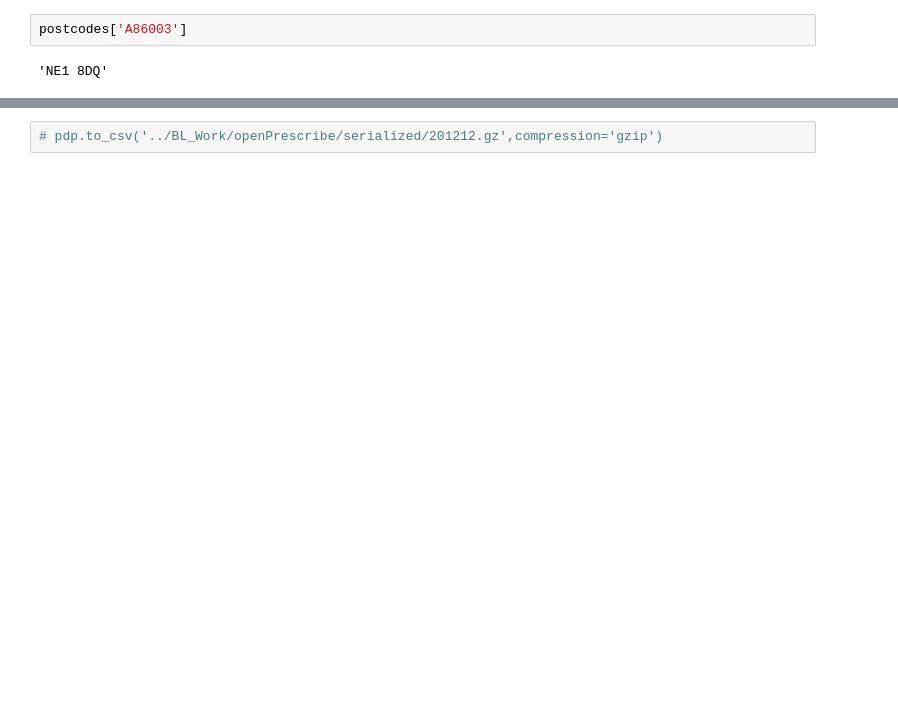
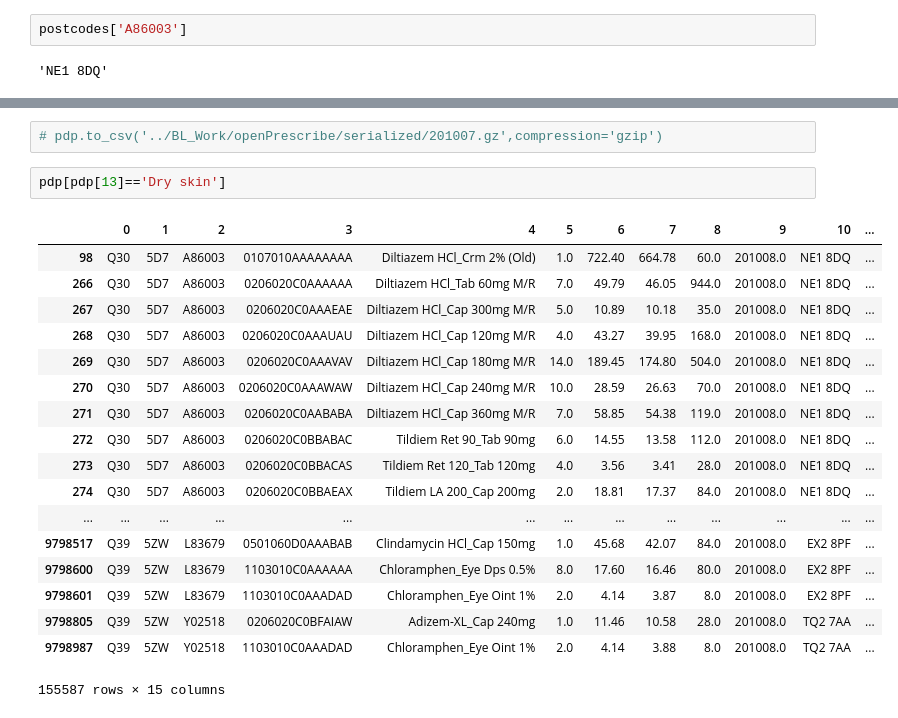
Before and after one commit to sagarjoglekar/2019_Health_Prescribe, a Jupyter notebook: ExploreOpenPrescribe.ipynb, the cells around one changed output, grey strips where cells are left out. Saved outputs shown, nothing was run; the diff lists cells and outputs as text; blank space fills up the shorter version.

```diff
--- a/ExploreOpenPrescribe.ipynb
+++ b/ExploreOpenPrescribe.ipynb
@@ -324,2 +416,23 @@ pdp[100:200]
 # %%
-# pdp.to_csv('../BL_Work/openPrescribe/serialized/201212.gz',compression='gzip')
+# pdp.to_csv('../BL_Work/openPrescribe/serialized/201007.gz',compression='gzip')
+# %%
+pdp[pdp[13]=='Dry skin']
+# %% [output]
+|  | 0 | 1 | 2 | 3 | 4 | 5 | 6 | 7 | 8 | 9 | 10 | ... |
+| 98 | Q30 | 5D7 | A86003 | 0107010AAAAAAAA | Diltiazem HCl_Crm 2% (Old) | 1.0 | 722.40 | 664.78 | 60.0 | 201008.0 | NE1 8DQ | ... |
+| 266 | Q30 | 5D7 | A86003 | 0206020C0AAAAAA | Diltiazem HCl_Tab 60mg M/R | 7.0 | 49.79 | 46.05 | 944.0 | 201008.0 | NE1 8DQ | ... |
+| 267 | Q30 | 5D7 | A86003 | 0206020C0AAAEAE | Diltiazem HCl_Cap 300mg M/R | 5.0 | 10.89 | 10.18 | 35.0 | 201008.0 | NE1 8DQ | ... |
+| 268 | Q30 | 5D7 | A86003 | 0206020C0AAAUAU | Diltiazem HCl_Cap 120mg M/R | 4.0 | 43.27 | 39.95 | 168.0 | 201008.0 | NE1 8DQ | ... |
+| 269 | Q30 | 5D7 | A86003 | 0206020C0AAAVAV | Diltiazem HCl_Cap 180mg M/R | 14.0 | 189.45 | 174.80 | 504.0 | 201008.0 | NE1 8DQ | ... |
+| 270 | Q30 | 5D7 | A86003 | 0206020C0AAAWAW | Diltiazem HCl_Cap 240mg M/R | 10.0 | 28.59 | 26.63 | 70.0 | 201008.0 | NE1 8DQ | ... |
+| 271 | Q30 | 5D7 | A86003 | 0206020C0AABABA | Diltiazem HCl_Cap 360mg M/R | 7.0 | 58.85 | 54.38 | 119.0 | 201008.0 | NE1 8DQ | ... |
+| 272 | Q30 | 5D7 | A86003 | 0206020C0BBABAC | Tildiem Ret 90_Tab 90mg | 6.0 | 14.55 | 13.58 | 112.0 | 201008.0 | NE1 8DQ | ... |
+| 273 | Q30 | 5D7 | A86003 | 0206020C0BBACAS | Tildiem Ret 120_Tab 120mg | 4.0 | 3.56 | 3.41 | 28.0 | 201008.0 | NE1 8DQ | ... |
+| 274 | Q30 | 5D7 | A86003 | 0206020C0BBAEAX | Tildiem LA 200_Cap 200mg | 2.0 | 18.81 | 17.37 | 84.0 | 201008.0 | NE1 8DQ | ... |
+| ... | ... | ... | ... | ... | ... | ... | ... | ... | ... | ... | ... | ... |
+| 9798517 | Q39 | 5ZW | L83679 | 0501060D0AAABAB | Clindamycin HCl_Cap 150mg | 1.0 | 45.68 | 42.07 | 84.0 | 201008.0 | EX2 8PF | ... |
+| 9798600 | Q39 | 5ZW | L83679 | 1103010C0AAAAAA | Chloramphen_Eye Dps 0.5% | 8.0 | 17.60 | 16.46 | 80.0 | 201008.0 | EX2 8PF | ... |
+| 9798601 | Q39 | 5ZW | L83679 | 1103010C0AAADAD | Chloramphen_Eye Oint 1% | 2.0 | 4.14 | 3.87 | 8.0 | 201008.0 | EX2 8PF | ... |
+| 9798805 | Q39 | 5ZW | Y02518 | 0206020C0BFAIAW | Adizem-XL_Cap 240mg | 1.0 | 11.46 | 10.58 | 28.0 | 201008.0 | TQ2 7AA | ... |
+| 9798987 | Q39 | 5ZW | Y02518 | 1103010C0AAADAD | Chloramphen_Eye Oint 1% | 2.0 | 4.14 | 3.88 | 8.0 | 201008.0 | TQ2 7AA | ... |
+155587 rows × 15 columns
```
Also changed, not shown: parts of 19 cells of this notebook, 14 other files.
